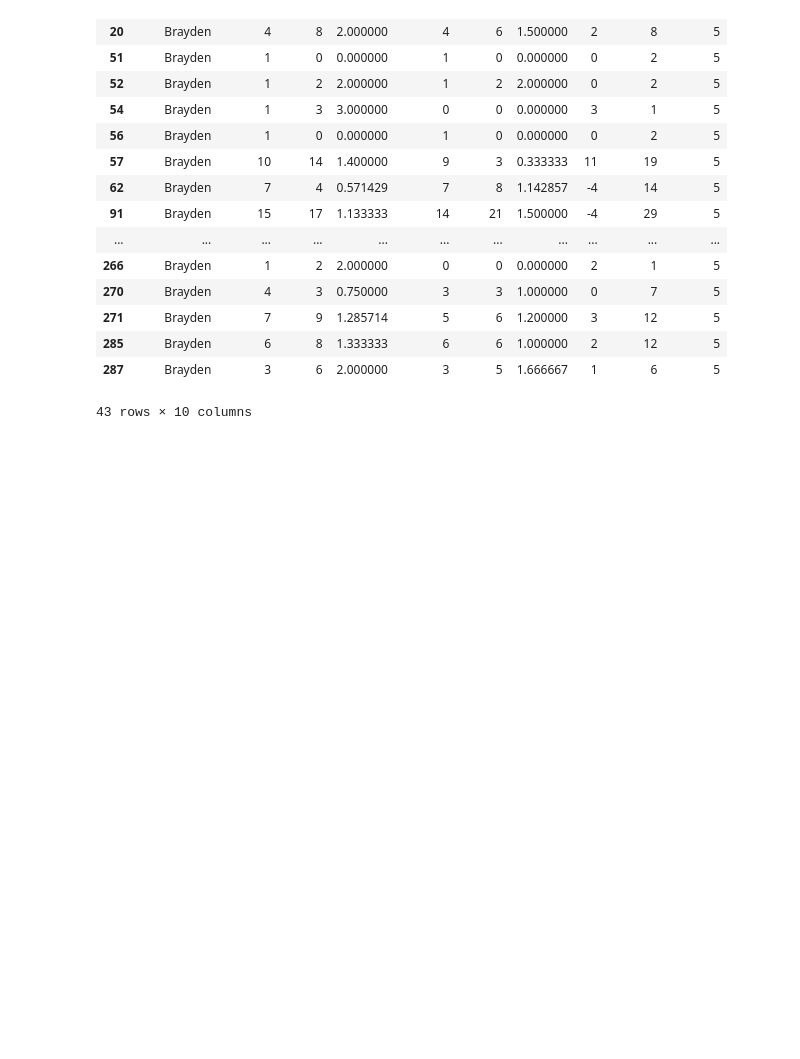
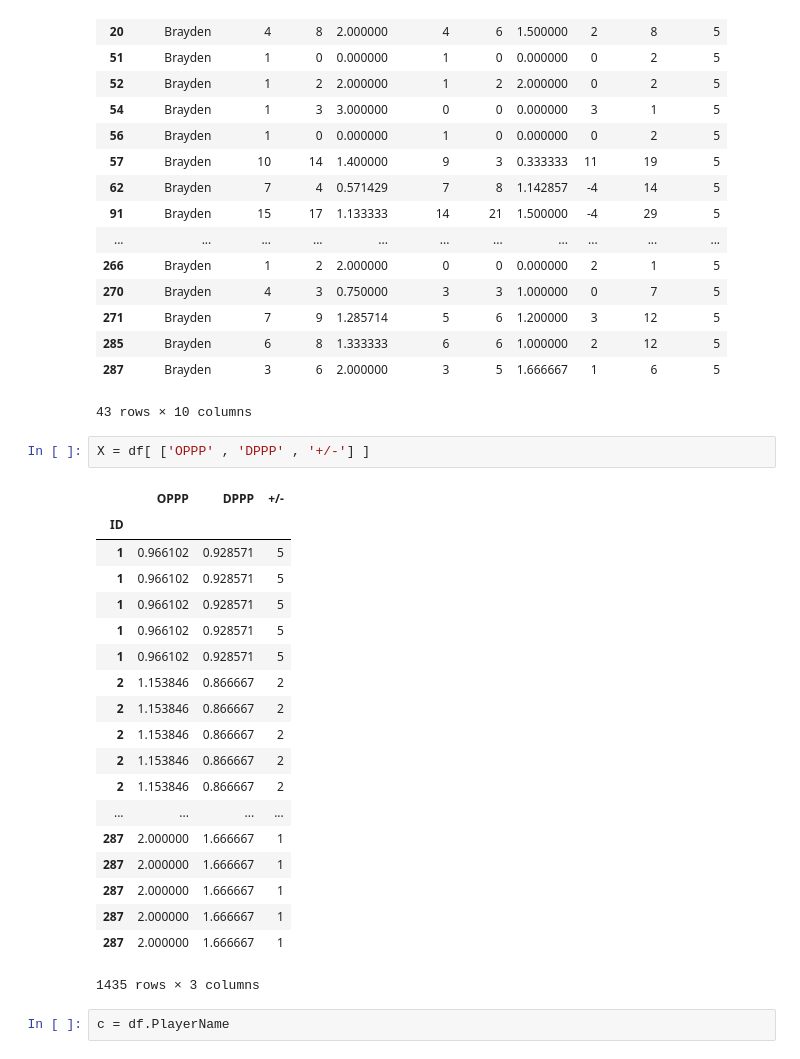
Before and after one commit to nikjain33/DS-SF-34, a Jupyter notebook: final-project/Position_Optimization.ipynb, the cells around one changed output. Saved outputs shown, nothing was run; the diff lists cells and outputs as text; blank space fills up the shorter version.

```diff
--- a/final-project/Position_Optimization.ipynb
+++ b/final-project/Position_Optimization.ipynb
@@ -174,3 +173,27 @@ separate(df,'Brayden',5)
 | 285 | Brayden | 6 | 8 | 1.333333 | 6 | 6 | 1.000000 | 2 | 12 | 5 |
 | 287 | Brayden | 3 | 6 | 2.000000 | 3 | 5 | 1.666667 | 1 | 6 | 5 |
 43 rows × 10 columns
+# %%
+X = df[ ['OPPP' , 'DPPP' , '+/-'] ]
+# %% [output]
+|  | OPPP | DPPP | +/- |
+| ID |  |  |  |
+| 1 | 0.966102 | 0.928571 | 5 |
+| 1 | 0.966102 | 0.928571 | 5 |
+| 1 | 0.966102 | 0.928571 | 5 |
+| 1 | 0.966102 | 0.928571 | 5 |
+| 1 | 0.966102 | 0.928571 | 5 |
+| 2 | 1.153846 | 0.866667 | 2 |
+| 2 | 1.153846 | 0.866667 | 2 |
+| 2 | 1.153846 | 0.866667 | 2 |
+| 2 | 1.153846 | 0.866667 | 2 |
+| 2 | 1.153846 | 0.866667 | 2 |
+| ... | ... | ... | ... |
+| 287 | 2.000000 | 1.666667 | 1 |
+| 287 | 2.000000 | 1.666667 | 1 |
+| 287 | 2.000000 | 1.666667 | 1 |
+| 287 | 2.000000 | 1.666667 | 1 |
+| 287 | 2.000000 | 1.666667 | 1 |
+1435 rows × 3 columns
+# %%
+c = df.PlayerName
```
Also changed, not shown: parts of 6 cells of this notebook.
